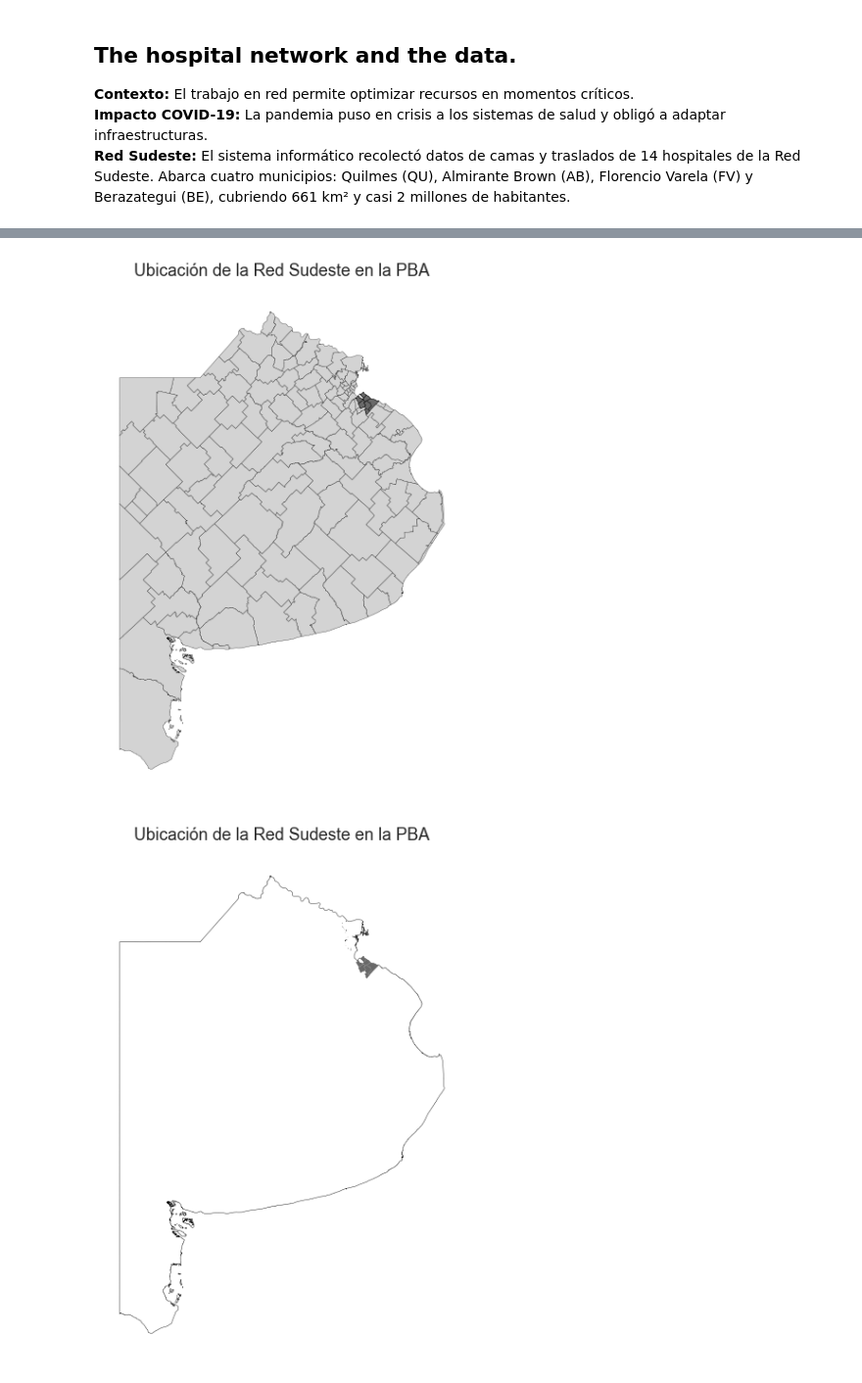
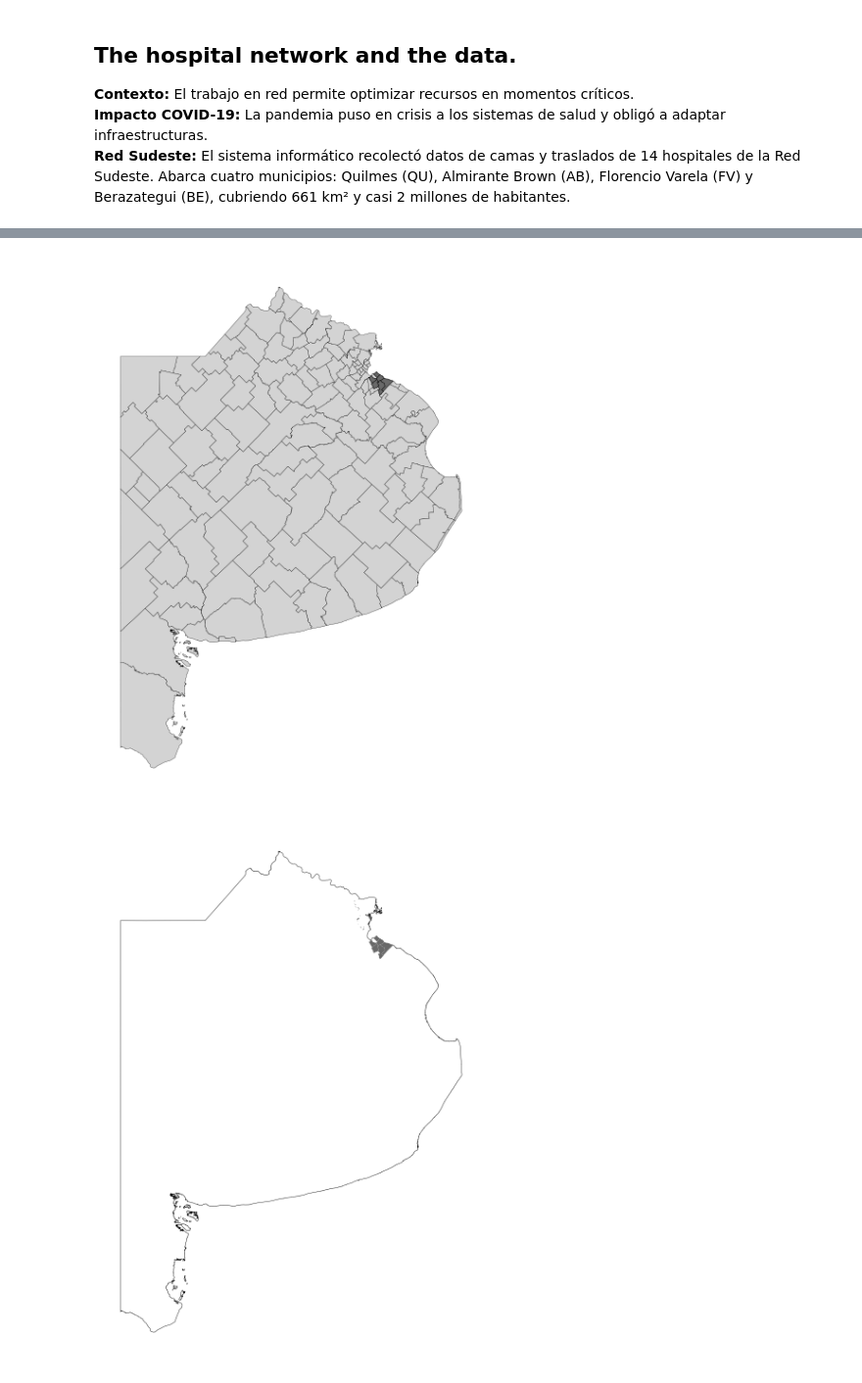
Before and after one commit to micagonzdark/RedesHospitales, a Jupyter notebook: notebooks/06_JAIIO_mapas.ipynb, the cells around one changed output, grey strips where cells are left out. Shown at 98% size. Cells and saved outputs as stored; diff of their text form; code cells hidden in the pictures.

```diff
--- a/notebooks/06_JAIIO_mapas.ipynb
+++ b/notebooks/06_JAIIO_mapas.ipynb
@@ -209,11 +209,11 @@ sudeste.plot(
     linewidth=0.3
 )
 
-ax.set_title(
-    "Ubicación de la Red Sudeste en la PBA",
-    fontsize=13,
-    pad=10
-)
+# ax.set_title(
+#     "Ubicación de la Red Sudeste en la PBA",
+#     fontsize=13,
+#     pad=10
+# )
 
 ax.axis("off")
 
@@ -241,40 +241,40 @@ fig, ax = plt.subplots(figsize=(6,6))
 
 # Provincia completa
 pba_union.plot(
     ax=ax,
     color="white",
     edgecolor="black",
     linewidth=0.3
 )
 
 # Partidos de la red
 sudeste.plot(
     ax=ax,
     color="dimgray",
     edgecolor="none"
 )
 
-ax.set_title(
-    "Ubicación de la Red Sudeste en la PBA",
-    fontsize=13,
-    pad=10
-)
+# ax.set_title(
+#     "Ubicación de la Red Sudeste en la PBA",
+#     fontsize=13,
+#     pad=10
+# )
 
 ax.axis("off")
 
 plt.tight_layout()
 
 # --- Exportación Opción 2 ---
 nombre_archivo_2 = f"{ruta_salida}/mapa_red_sudeste_opcion2"
 
 plt.savefig(f"{nombre_archivo_2}.png", dpi=300, bbox_inches="tight", facecolor="white")
 plt.savefig(f"{nombre_archivo_2}.svg", format="svg", bbox_inches="tight")
 plt.savefig(f"{nombre_archivo_2}.pdf", format="pdf", bbox_inches="tight")
 
 plt.show() # Mostrar el gráfico de la opción 2
 # %% [output]
-[figure, old version]
+[figure, new version]
-[figure, old version]
+[figure, new version]
 # %%
 # C. Los asentamientos cercanos
 
```
Also changed, not shown: parts of 3 cells of this notebook, 2 other files.
